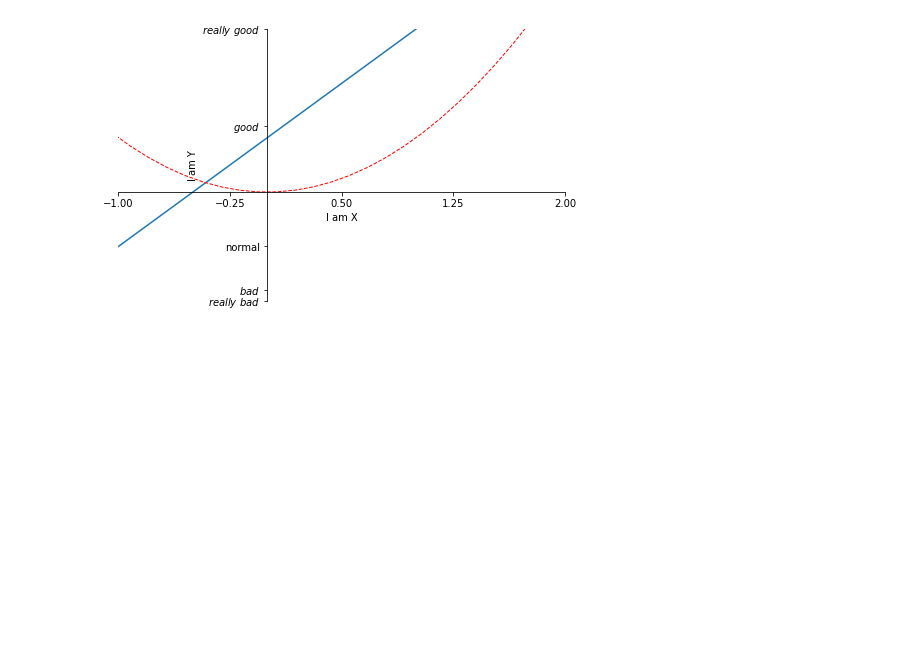
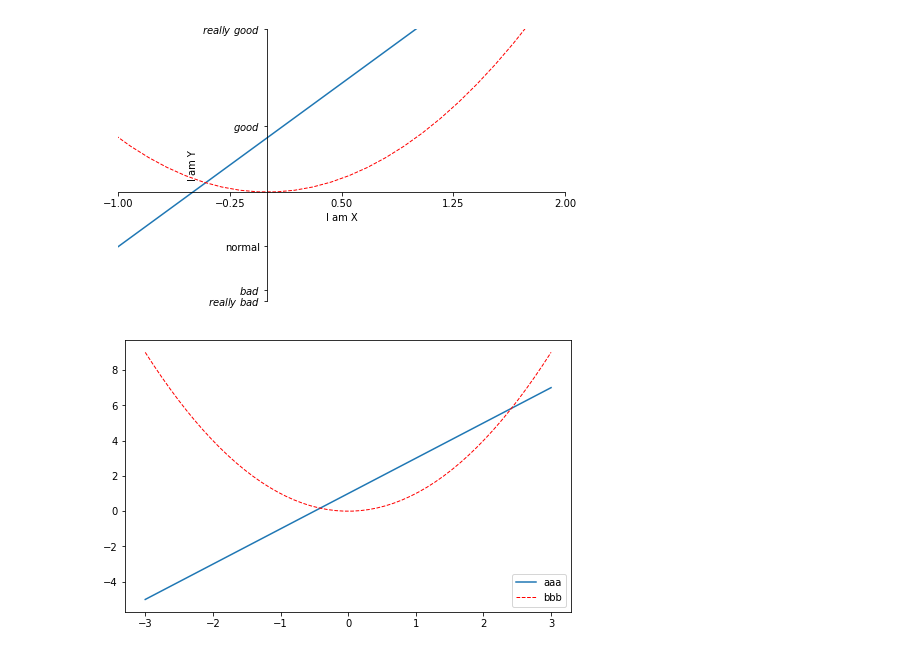
Before and after one commit to msskx/deepLearning, a Jupyter notebook: matplotlib学习笔记.ipynb, the cells around one changed output. Drawn from its saved outputs; the diff is of its cells as text; code cells hidden in the pictures; blank space fills up the shorter version.

```diff
--- a/matplotlib学习笔记.ipynb
+++ b/matplotlib学习笔记.ipynb
@@ -102,3 +102,20 @@ ax.spines['left'].set_position(('data',0))
 plt.show()
 # %% [output]
 [figure]
+# %%
+#matplotlib第五个案例，显示图例
+import matplotlib.pyplot as plt
+import numpy as np
+
+x=np.linspace(-3,3,50)
+y1=2*x+1
+y2=x**2
+#在每个figure中显示图形，num给每个figure编号
+plt.figure(num=3,figsize=(8,5))#设置figure的长为8宽为5
+l1,=plt.plot(x,y1,label='up')
+l2,=plt.plot(x,y2,color='red',linewidth=1.0,linestyle='--',label='down')#设置颜色，线的宽度，线的表现形式
+#设置图例
+plt.legend(handles=[l1,l2,],labels=['aaa','bbb'],loc='best')
+plt.show()
+# %% [output]
+[figure, added]
```
Also changed, not shown: parts of 5 cells of this notebook.
